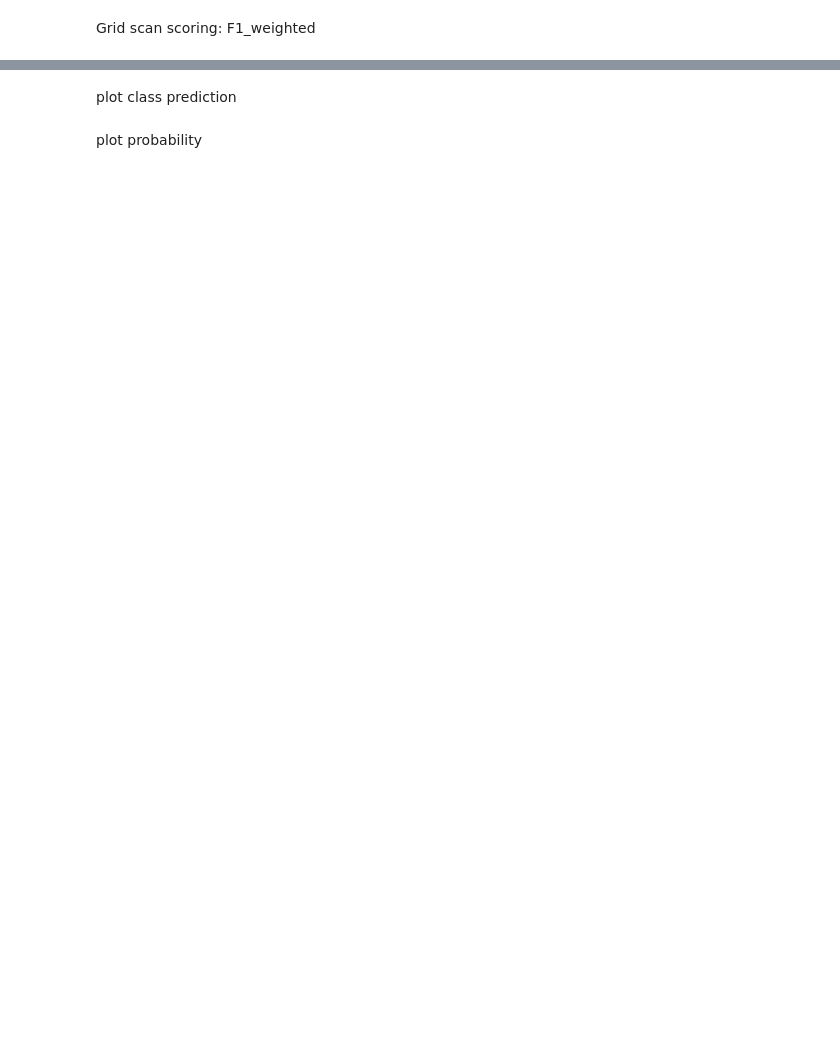
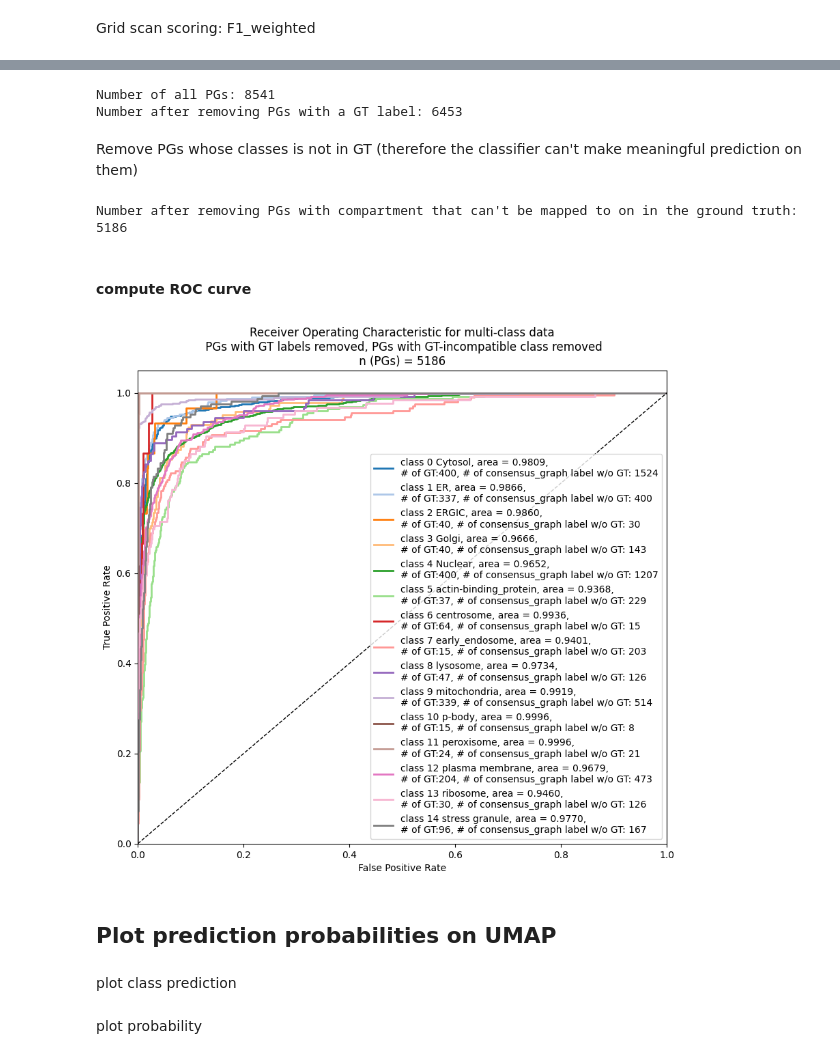
Before and after one commit to czbiohub-sf/Organelle_IP_analyses_and_figures, a Jupyter notebook: notebooks/Supplementary_figures/Suppl_fig3/panel_E/Suppl_fig3_E_XGBoost_classifier.ipynb, the cells around one changed output, grey strips where cells are left out. Cells and saved outputs as stored; diff of their text form; code cells hidden in the pictures; blank space fills up the shorter version.

Commit message:
add classifier notebook

```diff
--- a/notebooks/Supplementary_figures/Suppl_fig3/panel_E/Suppl_fig3_E_XGBoost_classifier.ipynb
+++ b/notebooks/Supplementary_figures/Suppl_fig3/panel_E/Suppl_fig3_E_XGBoost_classifier.ipynb
@@ -242,7 +238,7 @@ scoring_metric = "f1_weighted"
 # %% [markdown]
 Grid scan scoring: F1_weighted
 # %%
-if sweep:
+if grid_search:
     n_splits = 3
     n_proc = 10
     print(f"Parallel Parameter optimization using {n_proc} processes")
@@ -638,0 +483,66 @@ pio.write_html(fig, file=os.path.join(save_path, save_name), auto_open=False)
+# %%
+print(f"Number of all PGs: {umap_table.shape[0]}")
+# Remove GT data
+no_GT_mask = umap_table["organelle_ground_truth_v6.0"].isna()
+umap_table_no_GT = umap_table[no_GT_mask].copy()
+print(f"Number after removing PGs with a GT label: {umap_table_no_GT.shape[0]}")
+# %% [output]
+Number of all PGs: 8541
+Number after removing PGs with a GT label: 6453
+# %% [markdown]
+Remove PGs whose classes is not in GT (therefore the classifier can't make meaningful prediction on them)
+# %%
+# Remove compartment classes in consensus_graph but not in GT (which the model can't make meaningful predictions for)
+mask = umap_table_no_GT["consensus_graph_annnotation"].isin(umap_table_no_GT["organelle_pred"].unique())
+umap_table_no_GT_class_match = umap_table_no_GT[mask].copy()
+print(f"Number after removing PGs with compartment that can't be mapped to on in the ground truth: {umap_table_no_GT_class_match.shape[0]}")
+# %% [output]
+Number after removing PGs with compartment that can't be mapped to on in the ground truth: 5186
+# %% [markdown]
+#### compute ROC curve
+# %%
+# compute ROC
+
+#subset the predictions to what's left in the umap table
+y_score = pred[umap_table_no_GT_class_match.index]
+
+y_consensus_graph =  umap_table_no_GT_class_match["consensus_graph_annnotation"].astype("category")
+y_consensus_graph = np.array([str_to_int_mapping2[s] for s in y_consensus_graph]) # Convert the list of strings to a list of integers
+
+
+# Compute ROC curve and ROC area for each class
+fpr = dict()
+tpr = dict()
+roc_auc = dict()
+
+for i in range(num_classes):
+    fpr[i], tpr[i], _ = roc_curve(y_consensus_graph == i, y_score[:, i])
+    roc_auc[i] = auc(fpr[i], tpr[i])
+# %%
+plt.figure(figsize=(10,9))
+# Plot the ROC curve for each class
+colors = plt.cm.tab20(range(20))[0:num_classes]
+
+#colors = ["#E6194B","#3CB44B","#FFE119","#4363D8","#F58231","#911EB4","#46F0F0","#F032E6","#BCF60C","#FABEBE","#E6BEFF",]
+for i, color in zip(range(num_classes), colors):
+    plt.plot(fpr[i], tpr[i], color=color, lw=2,
+             label='class {0} {1}, area = {2:0.4f}, \n# of GT:{3}, # of consensus_graph label w/o GT: {4}'
+             ''.format(i, int_to_str_mapping[i], roc_auc[i],
+                       (umap_table["organelle_ground_truth_v6.0"] == int_to_str_mapping[i]).sum(),
+                       (umap_table_no_GT_class_match["consensus_graph_annnotation"] == int_to_str_mapping2[i]).sum())
+            )
+
+
+plt.plot([0, 1], [0, 1], 'k--', lw=1)
+plt.xlim([0.0, 1.0])
+plt.ylim([0.0, 1.05])
+plt.xlabel('False Positive Rate')
+plt.ylabel('True Positive Rate')
+plt.title(f'Receiver Operating Characteristic for multi-class data\n PGs with GT labels removed, PGs with GT-incompatible class removed\n n (PGs) = {umap_table_no_GT_class_match.shape[0]} ')
+plt.legend(loc="lower right")
+plt.savefig(output_dir / f"AUC_ROC_{timestamp}.pdf", format="pdf", bbox_inches='tight')
+plt.show()
+# %% [output]
+[figure, added]
+# %% [markdown]
+## Plot prediction probabilities on UMAP
```
Also changed, not shown: parts of 111 cells of this notebook, 1 other file.
